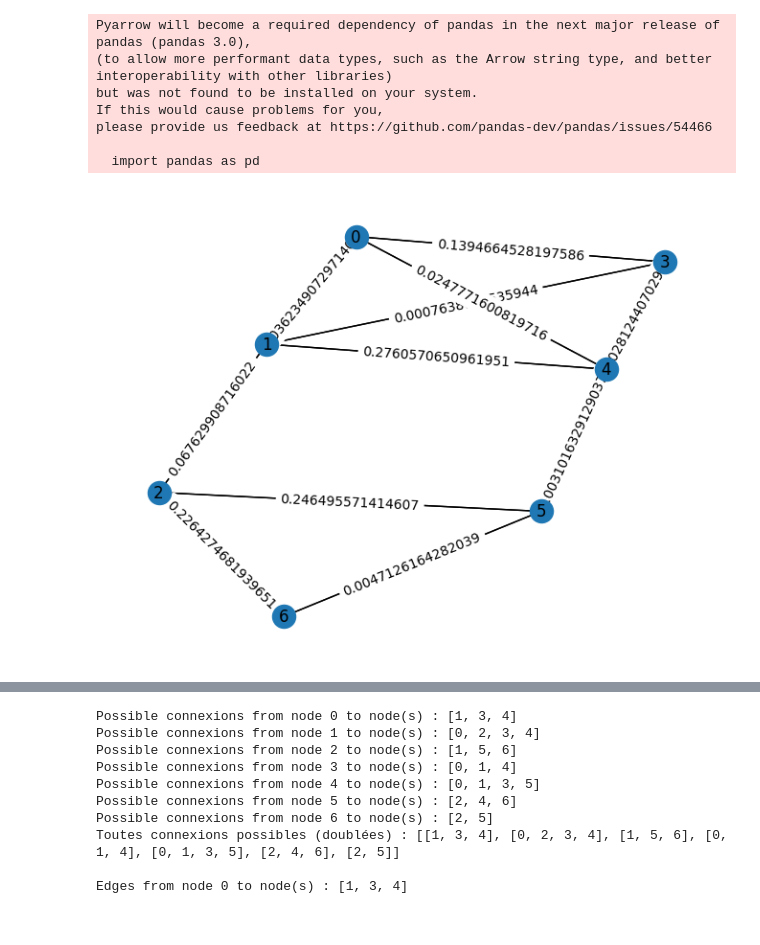
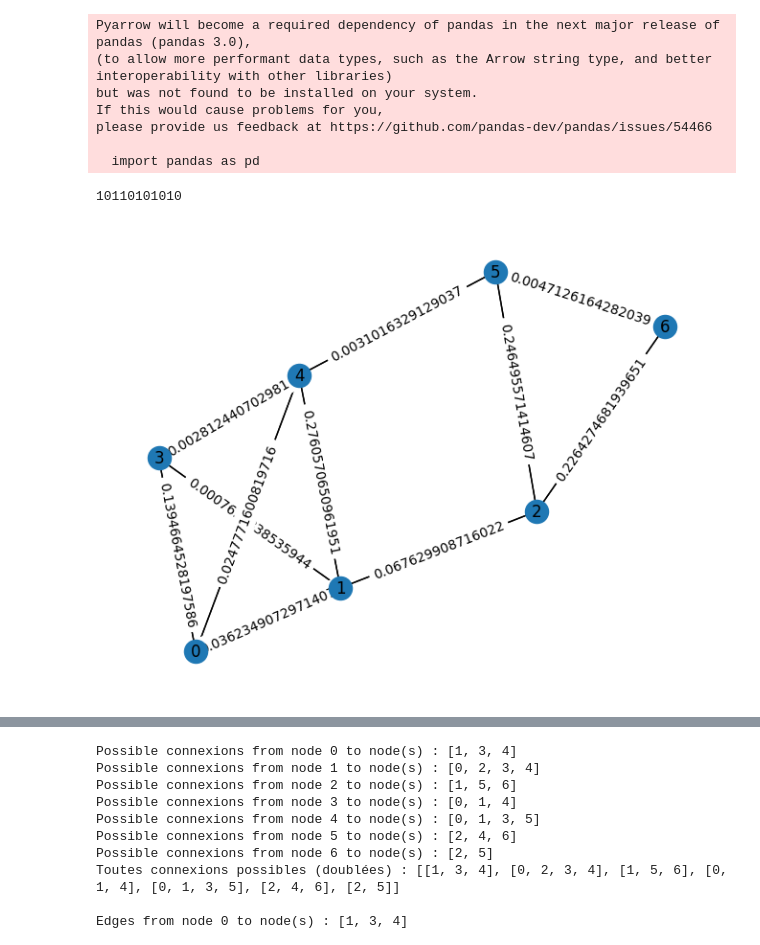
Before and after one commit to harshana20011/quactography, a Jupyter notebook: scripts/first_step_H_auto.ipynb, the cells around one changed output, grey strips where cells are left out. Cells and saved outputs as stored; diff of their text form; code cells hidden in the pictures.

```diff
--- a/scripts/first_step_H_auto.ipynb
+++ b/scripts/first_step_H_auto.ipynb
@@ -35,21 +35,23 @@ please provide us feedback at https://github.com/pandas-dev/pandas/issues/54466
 # %%
 # With the adjacency matrix, we can build a graph :
 graph_cross = rx.PyGraph()
 num_nodes_cross_graph = len(df)
 nodes_list = graph_cross.add_nodes_from((range(num_nodes_cross_graph)))
 # Add edges :
 edges = []
 for i in range(num_nodes_cross_graph):
     for j in range(num_nodes_cross_graph):
         if mat_adj[i, j] != 0:
             edges.append((i, j, mat_adj[i, j]))
 
 # print(edges)
 graph_cross.add_edges_from(edges)
 
 draw(graph_cross, with_labels=True, edge_labels=str) # type: ignore
+10110101010
 # %% [output]
+10110101010
-[figure, old version]
+[figure, new version]
 # %% [markdown]
 ### Ceci correspond bien aux noeuds correspondant aux deux premières colonnes du fibercup, du noeuds 0 à 6 comptabilisant 7 noeuds au total:
 
```
Also changed, not shown: parts of 11 cells of this notebook.
